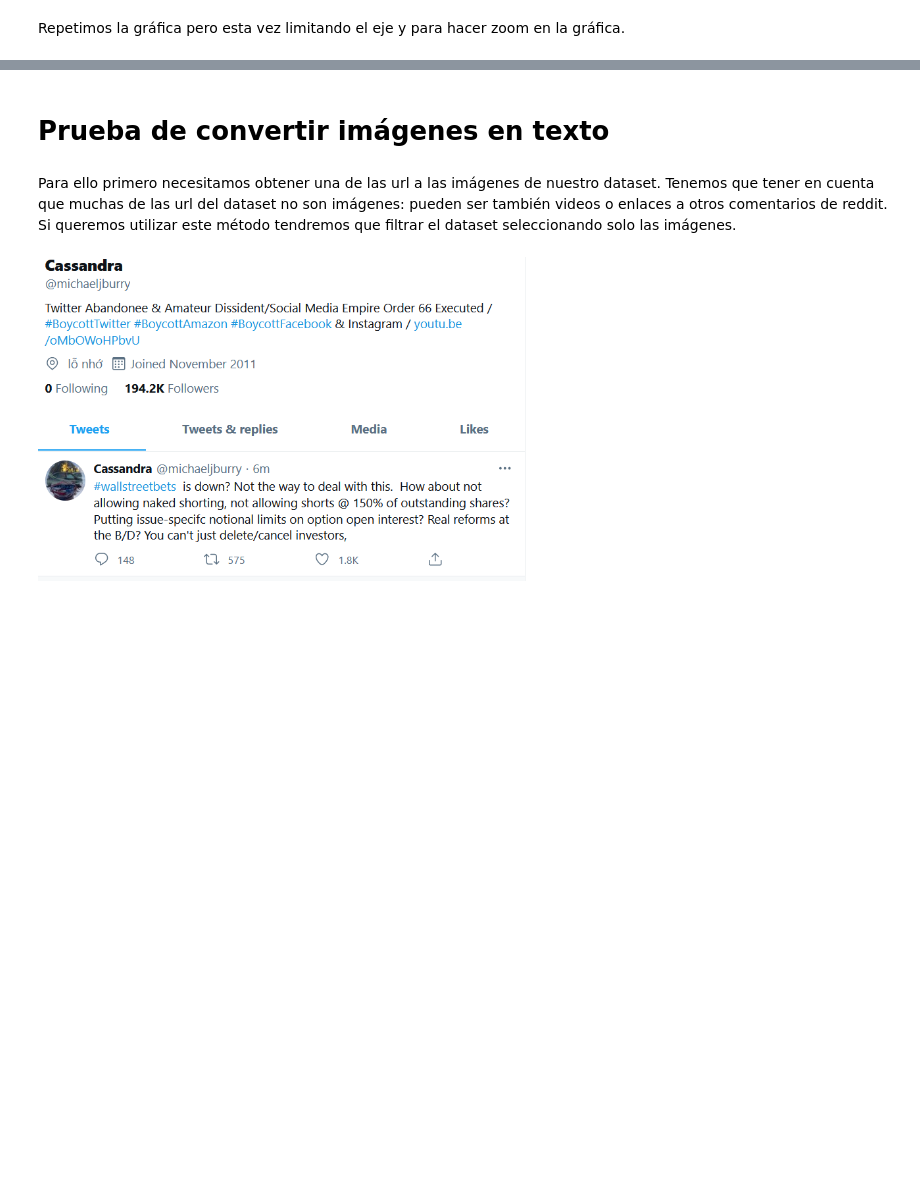
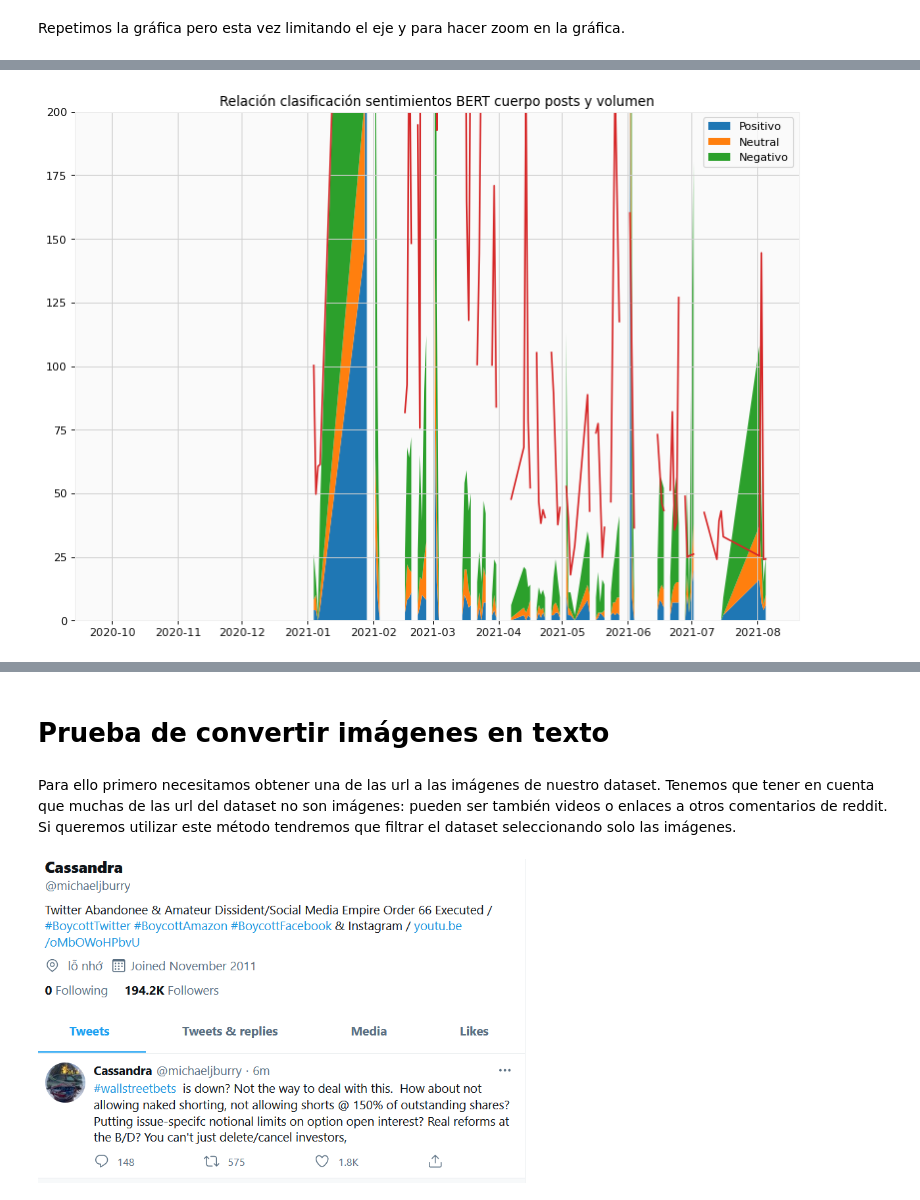
Before and after one commit to david-dlta/recursosTFM, a Jupyter notebook: TFM.ipynb, the cells around one changed output, grey strips where cells are left out. Drawn from its saved outputs; the diff is of its cells as text; code cells hidden in the pictures; blank space fills up the shorter version.

```diff
--- a/TFM.ipynb
+++ b/TFM.ipynb
@@ -775,0 +970,36 @@ reddit_gme_date
+# %%
+reddit_gme_date['BERT_body_likes_pos0,2'] = reddit_gme_date['BERT_body_pos'] * (1+(reddit_gme_date['score'] * 0.2))
+reddit_gme_date['BERT_body_likes_pos0,4'] = reddit_gme_date['BERT_body_pos'] * (1+(reddit_gme_date['score'] * 0.4))
+reddit_gme_date['BERT_body_likes_pos0,6'] = reddit_gme_date['BERT_body_pos'] * (1+(reddit_gme_date['score'] * 0.6))
+
+reddit_gme_date['BERT_body_likes_neu0,2'] = reddit_gme_date['BERT_body_neu'] * (1+(reddit_gme_date['score'] * 0.2))
+reddit_gme_date['BERT_body_likes_neu0,4'] = reddit_gme_date['BERT_body_neu'] * (1+(reddit_gme_date['score'] * 0.4))
+reddit_gme_date['BERT_body_likes_neu0,6'] = reddit_gme_date['BERT_body_neu'] * (1+(reddit_gme_date['score'] * 0.6))
+
+reddit_gme_date['BERT_body_likes_neg0,2'] = reddit_gme_date['BERT_body_neg'] * (1+(reddit_gme_date['score'] * 0.2))
+reddit_gme_date['BERT_body_likes_neg0,4'] = reddit_gme_date['BERT_body_neg'] * (1+(reddit_gme_date['score'] * 0.4))
+reddit_gme_date['BERT_body_likes_neg0,6'] = reddit_gme_date['BERT_body_neg'] * (1+(reddit_gme_date['score'] * 0.6))
+# %%
+reddit_gme_date['BERT_title_coment_pos0,2'] = reddit_gme_date['BERT_title_pos'] * (1+(reddit_gme_date['comms_num'] * 0.2))
+reddit_gme_date['BERT_title_coment_pos0,4'] = reddit_gme_date['BERT_title_pos'] * (1+(reddit_gme_date['comms_num'] * 0.4))
+reddit_gme_date['BERT_title_coment_pos0,6'] = reddit_gme_date['BERT_title_pos'] * (1+(reddit_gme_date['comms_num'] * 0.6))
+
+reddit_gme_date['BERT_title_coment_neu0,2'] = reddit_gme_date['BERT_title_neu'] * (1+(reddit_gme_date['comms_num'] * 0.2))
+reddit_gme_date['BERT_title_coment_neu0,4'] = reddit_gme_date['BERT_title_neu'] * (1+(reddit_gme_date['comms_num'] * 0.4))
+reddit_gme_date['BERT_title_coment_neu0,6'] = reddit_gme_date['BERT_title_neu'] * (1+(reddit_gme_date['comms_num'] * 0.6))
+
+reddit_gme_date['BERT_title_coment_neg0,2'] = reddit_gme_date['BERT_title_neg'] * (1+(reddit_gme_date['comms_num'] * 0.2))
+reddit_gme_date['BERT_title_coment_neg0,4'] = reddit_gme_date['BERT_title_neg'] * (1+(reddit_gme_date['comms_num'] * 0.4))
+reddit_gme_date['BERT_title_coment_neg0,6'] = reddit_gme_date['BERT_title_neg'] * (1+(reddit_gme_date['comms_num'] * 0.6))
+# %%
+reddit_gme_date['BERT_body_coment_pos0,2'] = reddit_gme_date['BERT_body_pos'] * (1+(reddit_gme_date['comms_num'] * 0.2))
+reddit_gme_date['BERT_body_coment_pos0,4'] = reddit_gme_date['BERT_body_pos'] * (1+(reddit_gme_date['comms_num'] * 0.4))
+reddit_gme_date['BERT_body_coment_pos0,6'] = reddit_gme_date['BERT_body_pos'] * (1+(reddit_gme_date['comms_num'] * 0.6))
+
+reddit_gme_date['BERT_body_coment_neu0,2'] = reddit_gme_date['BERT_body_neu'] * (1+(reddit_gme_date['comms_num'] * 0.2))
+reddit_gme_date['BERT_body_coment_neu0,4'] = reddit_gme_date['BERT_body_neu'] * (1+(reddit_gme_date['comms_num'] * 0.4))
+reddit_gme_date['BERT_body_coment_neu0,6'] = reddit_gme_date['BERT_body_neu'] * (1+(reddit_gme_date['comms_num'] * 0.6))
+
+reddit_gme_date['BERT_body_coment_neg0,2'] = reddit_gme_date['BERT_body_neg'] * (1+(reddit_gme_date['comms_num'] * 0.2))
+reddit_gme_date['BERT_body_coment_neg0,4'] = reddit_gme_date['BERT_body_neg'] * (1+(reddit_gme_date['comms_num'] * 0.4))
+reddit_gme_date['BERT_body_coment_neg0,6'] = reddit_gme_date['BERT_body_neg'] * (1+(reddit_gme_date['comms_num'] * 0.6))
@@ -808,14 +1060,16 @@ plt.show()
 # %%
 figure(figsize=(11.7,8.27), dpi=80)
 axes = plt.gca()
 
 plt.stackplot(reddit_gme_date.Date,reddit_gme_date.BERT_body_pos, reddit_gme_date.BERT_body_neu, reddit_gme_date.BERT_body_neg, labels=['Positivo','Neutral','Negativo'])
 plt.plot(reddit_gme_date.Date, reddit_gme_date.Volume/100000)
 plt.legend(loc='upper right')
 plt.title('Relación clasificación sentimientos BERT cuerpo posts y volumen')
-axes.set_ylim([0,1750])
+axes.set_ylim([0,200])
 
 plt.show()
+# %% [output]
+[figure, added]
 # %%
 figure(figsize=(11.7,8.27), dpi=80)
 
```
Also changed, not shown: parts of 57 cells of this notebook, 3 other files.
